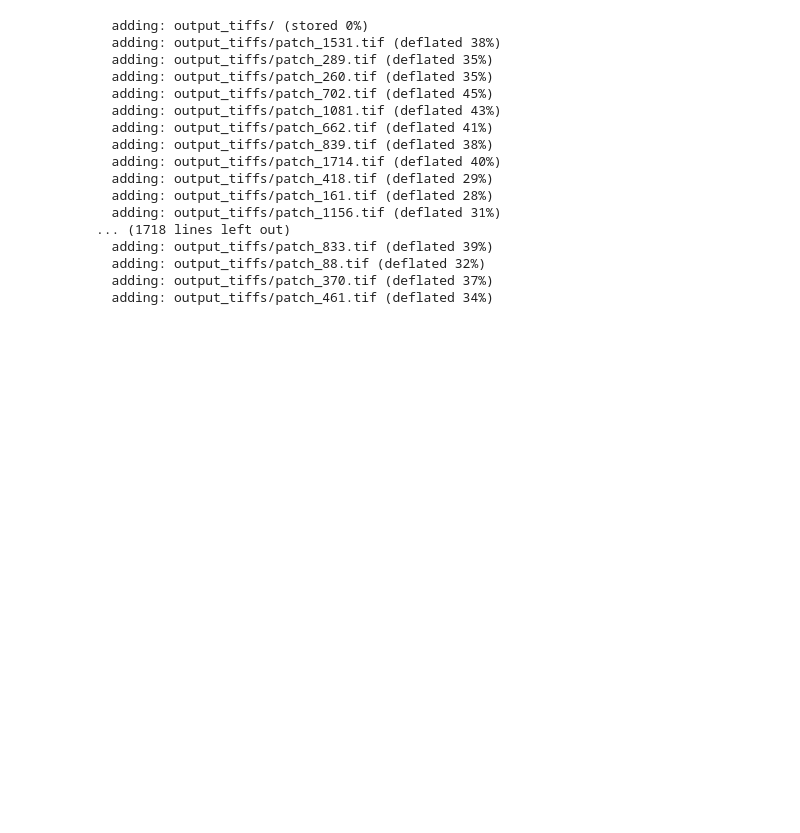
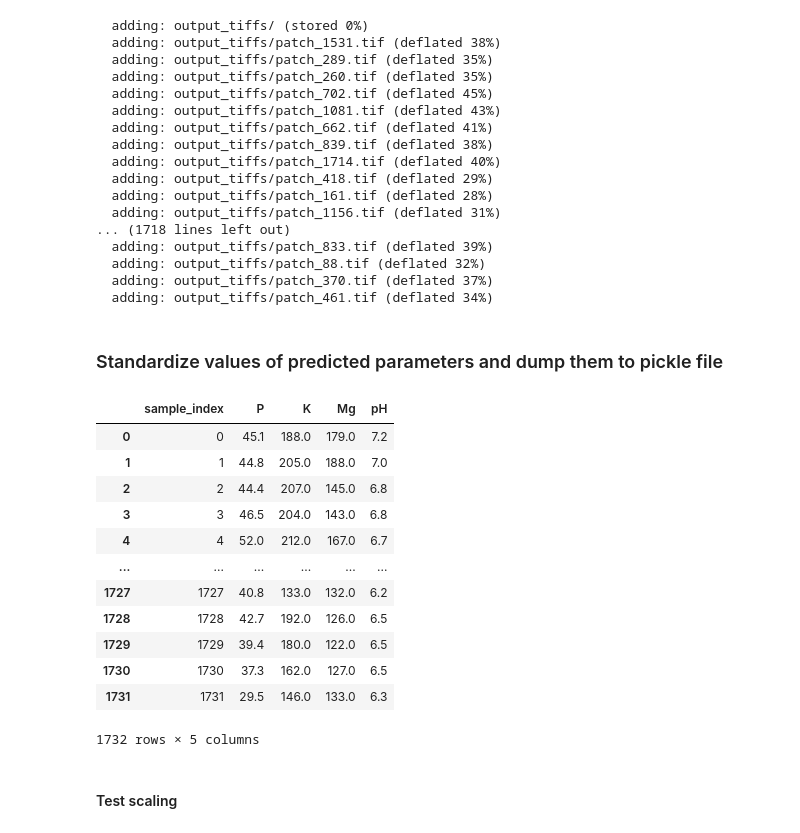
Before and after one commit to JakubCha/HYPERVIEW, a Jupyter notebook: starter_pack_preprocess.ipynb, the cells around one changed output. Cells and saved outputs as stored; diff of their text form; code cells hidden in the pictures; blank space fills up the shorter version.

```diff
--- a/starter_pack.ipynb
+++ b/starter_pack_preprocess.ipynb
@@ -589,3 +589,5 @@ for i in range(all_files.shape[0]):
   adding: output_tiffs/patch_88.tif (deflated 32%)
   adding: output_tiffs/patch_370.tif (deflated 37%)
   adding: output_tiffs/patch_461.tif (deflated 34%)
+# %% [markdown]
+### Standardize values of predicted parameters and dump them to pickle file
@@ -591,0 +599,19 @@ for i in range(all_files.shape[0]):
+# %%
+gt_df = pd.read_csv(gt_path)
+gt_df
+# %% [output]
+|  | sample_index | P | K | Mg | pH |
+| 0 | 0 | 45.1 | 188.0 | 179.0 | 7.2 |
+| 1 | 1 | 44.8 | 205.0 | 188.0 | 7.0 |
+| 2 | 2 | 44.4 | 207.0 | 145.0 | 6.8 |
+| 3 | 3 | 46.5 | 204.0 | 143.0 | 6.8 |
+| 4 | 4 | 52.0 | 212.0 | 167.0 | 6.7 |
+| ... | ... | ... | ... | ... | ... |
+| 1727 | 1727 | 40.8 | 133.0 | 132.0 | 6.2 |
+| 1728 | 1728 | 42.7 | 192.0 | 126.0 | 6.5 |
+| 1729 | 1729 | 39.4 | 180.0 | 122.0 | 6.5 |
+| 1730 | 1730 | 37.3 | 162.0 | 127.0 | 6.5 |
+| 1731 | 1731 | 29.5 | 146.0 | 133.0 | 6.3 |
+1732 rows × 5 columns
+# %% [markdown]
+#### Test scaling
```
Also changed, not shown: parts of 13 cells of this notebook, 1 other file.
